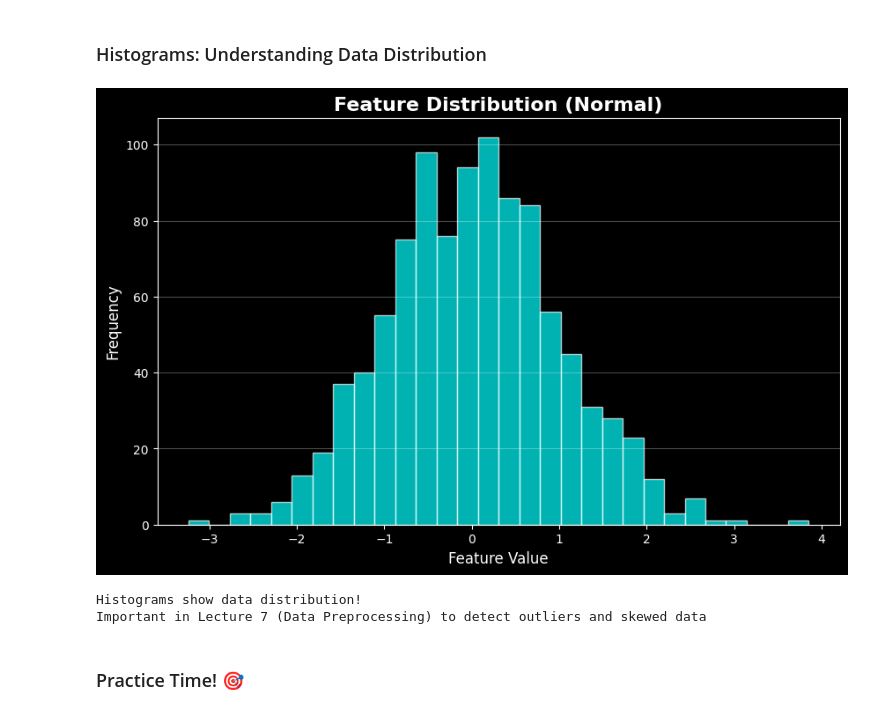
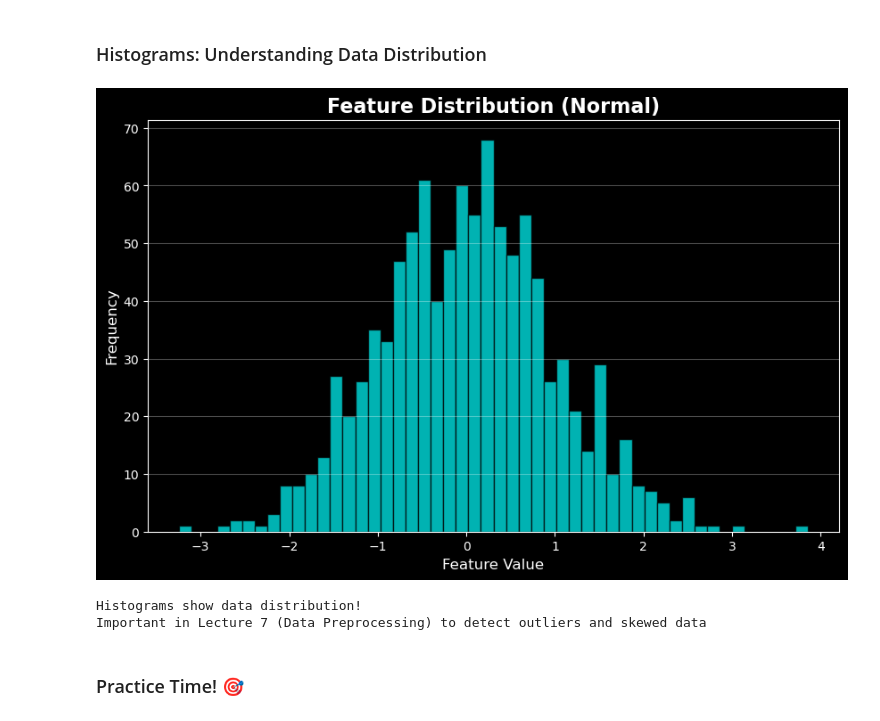
Before and after one commit to aboelmagd1/AlBdaya-AI-Labs, a Jupyter notebook: 02-Machine-Learning-Terms-and-Algorithms/week2_numpy_visualization_OOP.ipynb, the cells around one changed output. Cells and saved outputs as stored; diff of their text form; code cells hidden in the pictures.

```diff
--- a/02-Machine-Learning-Terms-and-Algorithms/week2_numpy_visualization_OOP.ipynb
+++ b/02-Machine-Learning-Terms-and-Algorithms/week2_numpy_visualization_OOP.ipynb
@@ -1510,20 +1574,20 @@ Don't worry we will discuss this in Lectures 7-10
 # %%
 # Generate data from normal distribution
 np.random.seed(42)
 data = np.random.randn(1000)
 
 plt.figure(figsize=(10, 6))
-plt.hist(data, bins=30, color='cyan', alpha=0.7, edgecolor='white')
+plt.hist(data, bins=50, color='cyan', alpha=0.7, edgecolor='black')
 plt.title('Feature Distribution (Normal)', fontsize=16, fontweight='bold')
 plt.xlabel('Feature Value', fontsize=12)
 plt.ylabel('Frequency', fontsize=12)
 plt.grid(True, alpha=0.3, axis='y')
 plt.show()
 
 print("Histograms show data distribution!")
 print("Important in Lecture 7 (Data Preprocessing) to detect outliers and skewed data")
 # %% [output]
-[figure, old version]
+[figure, new version]
 Histograms show data distribution!
 Important in Lecture 7 (Data Preprocessing) to detect outliers and skewed data
 # %% [markdown]
```
Also changed, not shown: parts of 27 cells of this notebook, 1 other file.
